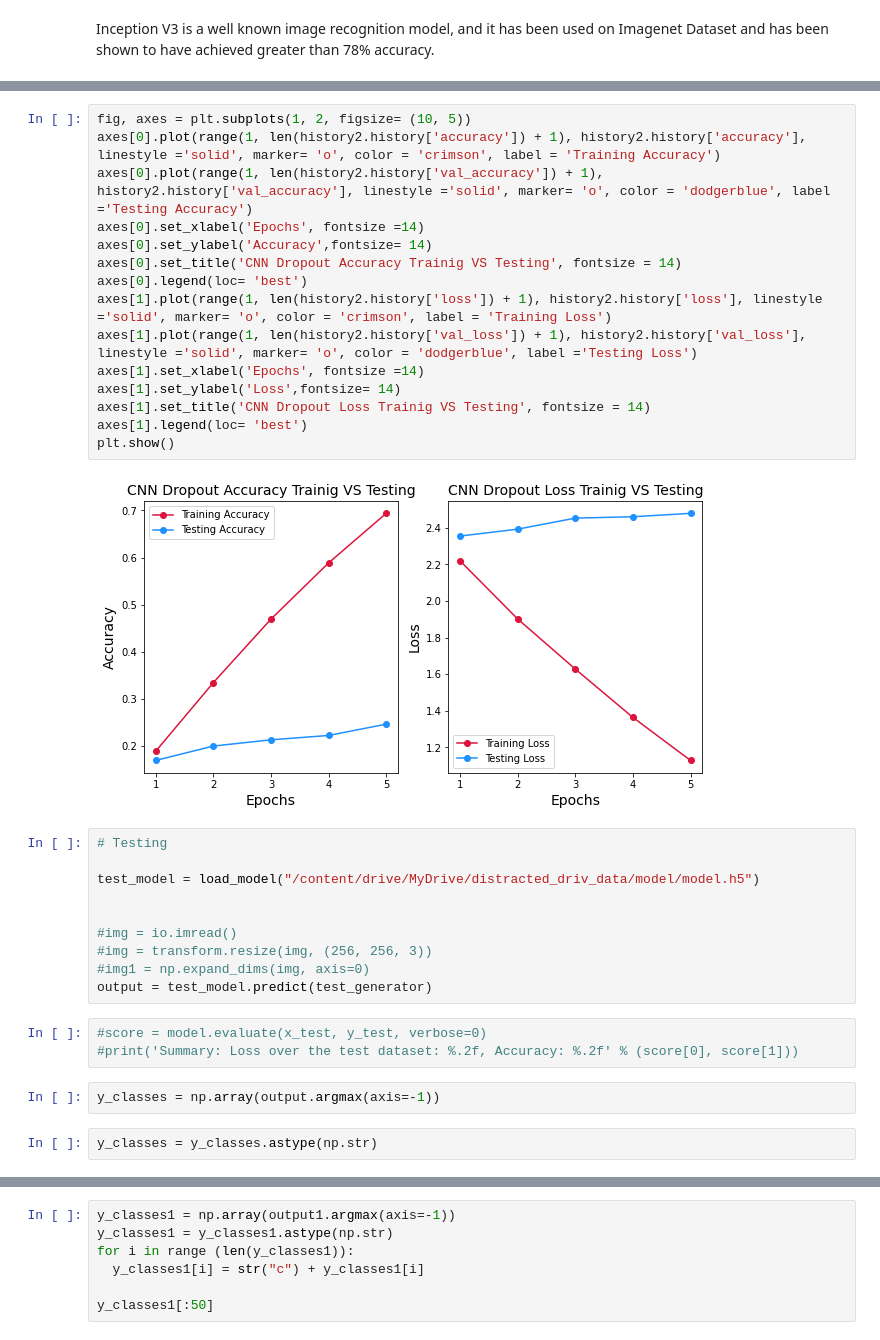
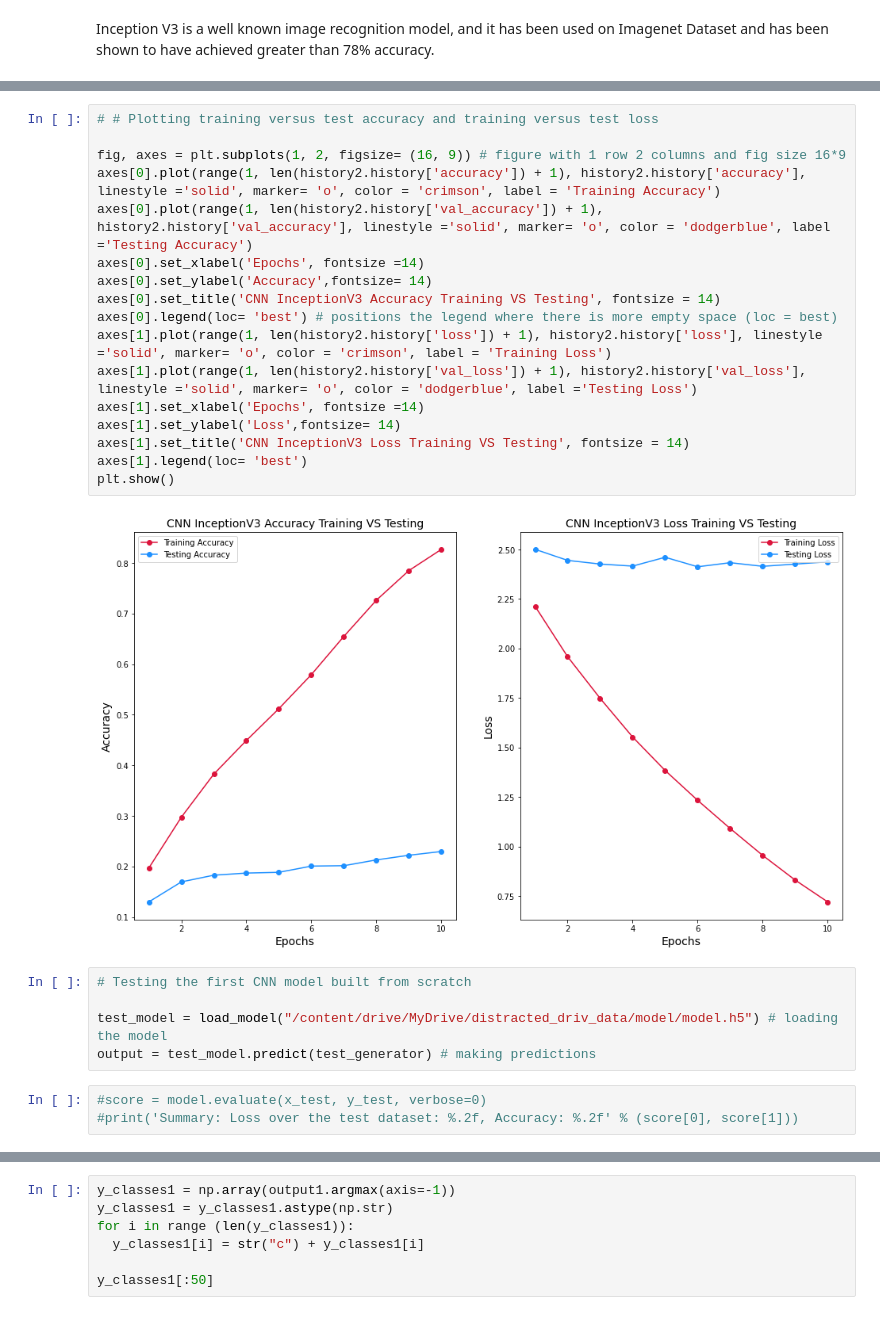
Before and after one commit to JyotsnaVerma19/Distracted_driver_detection, a Jupyter notebook: Distracted_driver_detection.ipynb, the cells around one changed output, grey strips where cells are left out. Cells and saved outputs as stored; diff of their text form.

Commit message:
Training CNN with tranfer learning- inception V3

```diff
--- a/Distracted_driver_detection.ipynb
+++ b/Distracted_driver_detection.ipynb
@@ -489,35 +502,28 @@ Epoch 5/10
 # %%
-fig, axes = plt.subplots(1, 2, figsize= (10, 5))
+# # Plotting training versus test accuracy and training versus test loss
+
+fig, axes = plt.subplots(1, 2, figsize= (16, 9)) # figure with 1 row 2 columns and fig size 16*9
 axes[0].plot(range(1, len(history2.history['accuracy']) + 1), history2.history['accuracy'], linestyle ='solid', marker= 'o', color = 'crimson', label = 'Training Accuracy')
 axes[0].plot(range(1, len(history2.history['val_accuracy']) + 1), history2.history['val_accuracy'], linestyle ='solid', marker= 'o', color = 'dodgerblue', label ='Testing Accuracy')
 axes[0].set_xlabel('Epochs', fontsize =14)
 axes[0].set_ylabel('Accuracy',fontsize= 14)
-axes[0].set_title('CNN Dropout Accuracy Trainig VS Testing', fontsize = 14)
-axes[0].legend(loc= 'best')
+axes[0].set_title('CNN InceptionV3 Accuracy Training VS Testing', fontsize = 14)
+axes[0].legend(loc= 'best') # positions the legend where there is more empty space (loc = best)
 axes[1].plot(range(1, len(history2.history['loss']) + 1), history2.history['loss'], linestyle ='solid', marker= 'o', color = 'crimson', label = 'Training Loss')
 axes[1].plot(range(1, len(history2.history['val_loss']) + 1), history2.history['val_loss'], linestyle ='solid', marker= 'o', color = 'dodgerblue', label ='Testing Loss')
 axes[1].set_xlabel('Epochs', fontsize =14)
 axes[1].set_ylabel('Loss',fontsize= 14)
-axes[1].set_title('CNN Dropout Loss Trainig VS Testing', fontsize = 14)
+axes[1].set_title('CNN InceptionV3 Loss Training VS Testing', fontsize = 14)
 axes[1].legend(loc= 'best')
 plt.show()
 # %% [output]
-[figure, old version]
+[figure, new version]
 # %%
-# Testing
+# Testing the first CNN model built from scratch
 
-test_model = load_model("/content/drive/MyDrive/distracted_driv_data/model/model.h5")
-
-
-#img = io.imread()
-#img = transform.resize(img, (256, 256, 3))
-#img1 = np.expand_dims(img, axis=0)
-output = test_model.predict(test_generator)
+test_model = load_model("/content/drive/MyDrive/distracted_driv_data/model/model.h5") # loading the model
+output = test_model.predict(test_generator) # making predictions
 # %%
 #score = model.evaluate(x_test, y_test, verbose=0)
 #print('Summary: Loss over the test dataset: %.2f, Accuracy: %.2f' % (score[0], score[1]))
-# %%
-y_classes = np.array(output.argmax(axis=-1))
-# %%
-y_classes = y_classes.astype(np.str)
 # %%
```
Also changed, not shown: parts of 14 cells of this notebook.
